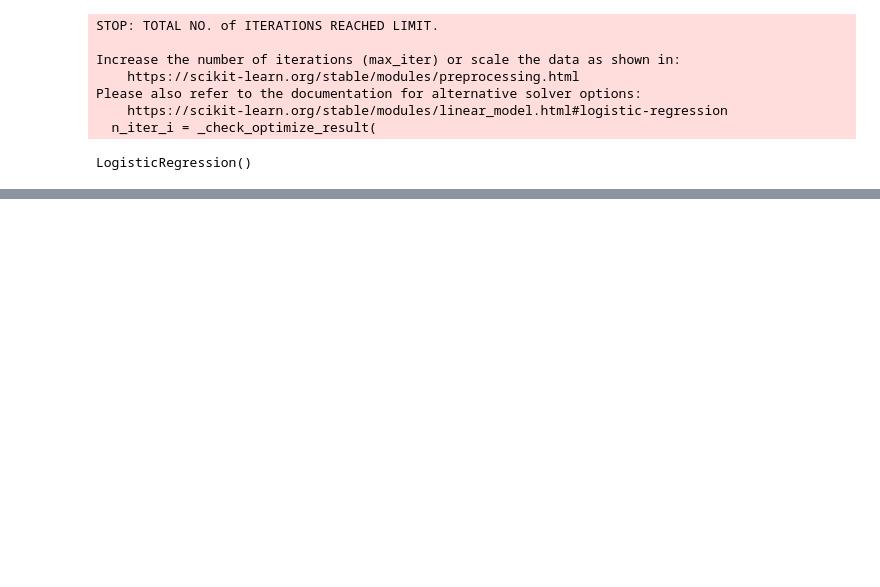
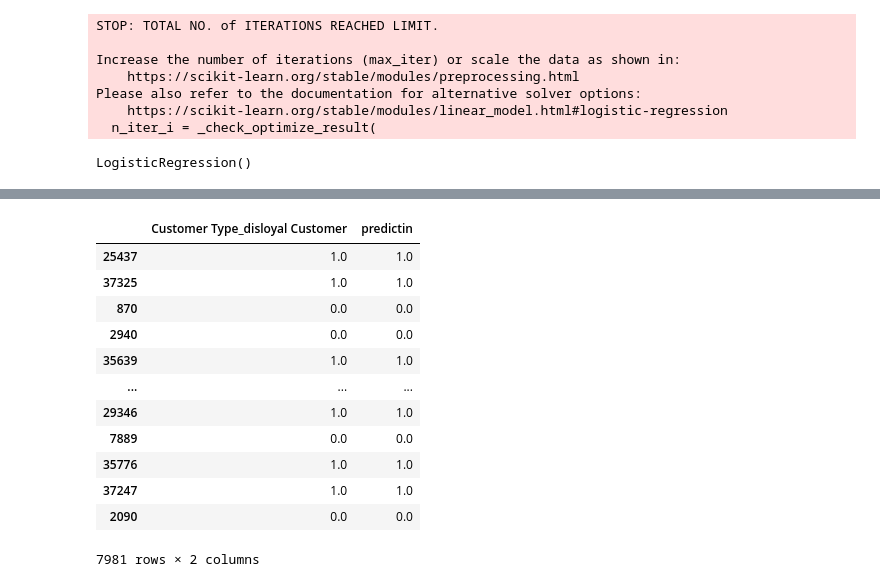
Before and after one commit to jaikrishann/Python_code, a Jupyter notebook: python_module/Classification.ipynb, the cells around one changed output, grey strips where cells are left out. Drawn from its saved outputs; the diff is of its cells as text; code cells hidden in the pictures; blank space fills up the shorter version.

```diff
--- a/python_module/Classification.ipynb
+++ b/python_module/Classification.ipynb
@@ -353,0 +383,16 @@ import sklearn.metrics import confusion
+# %%
+y_test
+# %% [output]
+|  | Customer Type_disloyal Customer | predictin |
+| 25437 | 1.0 | 1.0 |
+| 37325 | 1.0 | 1.0 |
+| 870 | 0.0 | 0.0 |
+| 2940 | 0.0 | 0.0 |
+| 35639 | 1.0 | 1.0 |
+| ... | ... | ... |
+| 29346 | 1.0 | 1.0 |
+| 7889 | 0.0 | 0.0 |
+| 35776 | 1.0 | 1.0 |
+| 37247 | 1.0 | 1.0 |
+| 2090 | 0.0 | 0.0 |
+7981 rows × 2 columns
```
Also changed, not shown: parts of 31 cells of this notebook, 1 other file.
